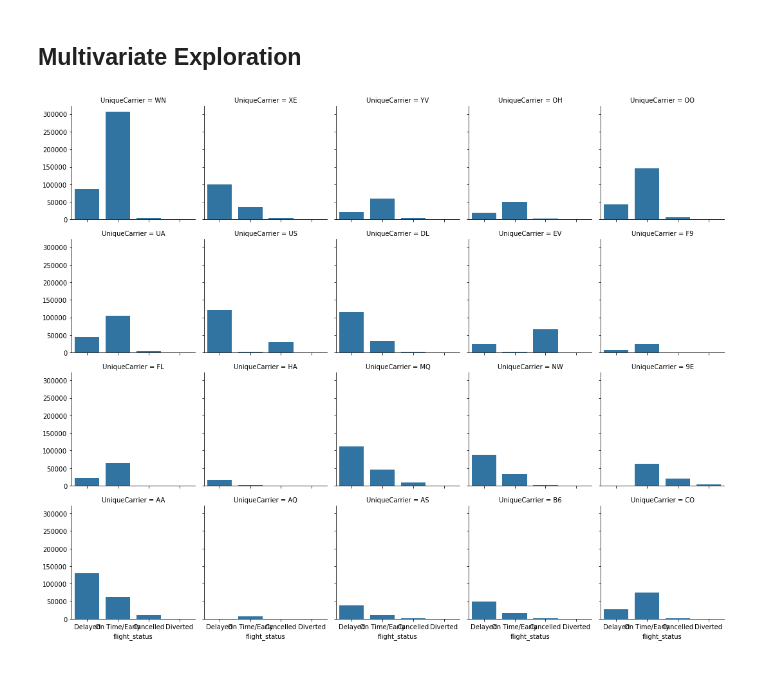
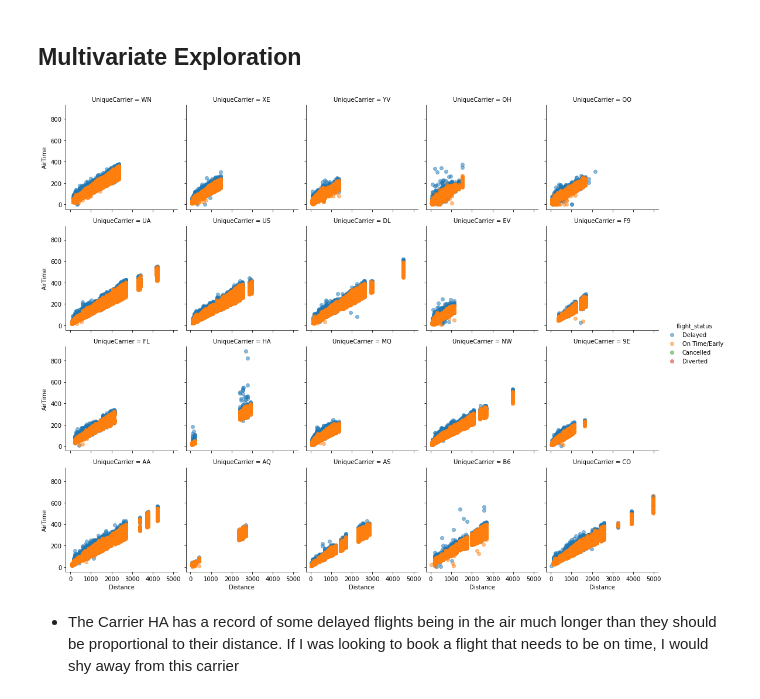
Before and after one commit to jessemoderwell/flights_data_visualizations, a Jupyter notebook: carrier_flights_exploratory_visualizations.ipynb, the cells around one changed output. Saved outputs shown, nothing was run; the diff lists cells and outputs as text; code cells hidden in the pictures; blank space fills up the shorter version.

```diff
--- a/carrier_flights_exploratory_visualizations.ipynb
+++ b/carrier_flights_exploratory_visualizations.ipynb
@@ -148,2 +167,6 @@ for i in range(flights.DayOfWeek.value_counts().shape[0]):
+# %%
+flights['fs_severity'] = np.where(flights.flight_status == 'Cancelled', 3, np.where(flights.flight_status == 'Diverted', 2, np.where(flights.ArrDelay >= 15, 1, 0)))
+# %%
+flights['Cancelled/Diverted'] = np.where(flights.flight_status == 'Cancelled', 1, np.where(flights.flight_status == 'Diverted', 1, 0))
 # %%
 plt.figure(figsize = [8, 5])
@@ -169,7 +272,10 @@ sb.barplot(data = flights, x = 'UniqueCarrier', y = 'ArrDelay', ci = 'sd', color
 # %% [markdown]
 ## Multivariate Exploration
 # %%
-g = sb.FacetGrid(data = flights, col = 'UniqueCarrier', col_wrap = 5)
-g.map(sb.countplot, 'flight_status');
+g = sb.FacetGrid(data = flights, col = 'UniqueCarrier', col_wrap = 5, hue = 'flight_status')
+g = g.map(plt.scatter, 'Distance', 'AirTime', alpha = .5)
+g.add_legend();
 # %% [output]
-[figure, old version]
+[figure, new version]
+# %% [markdown]
+- The Carrier HA has a record of some delayed flights being in the air much longer than they should be proportional to their distance. If I was looking to book a flight that needs to be on time, I would shy away from this carrier
```
Also changed, not shown: parts of 33 cells of this notebook, 1 other file.
